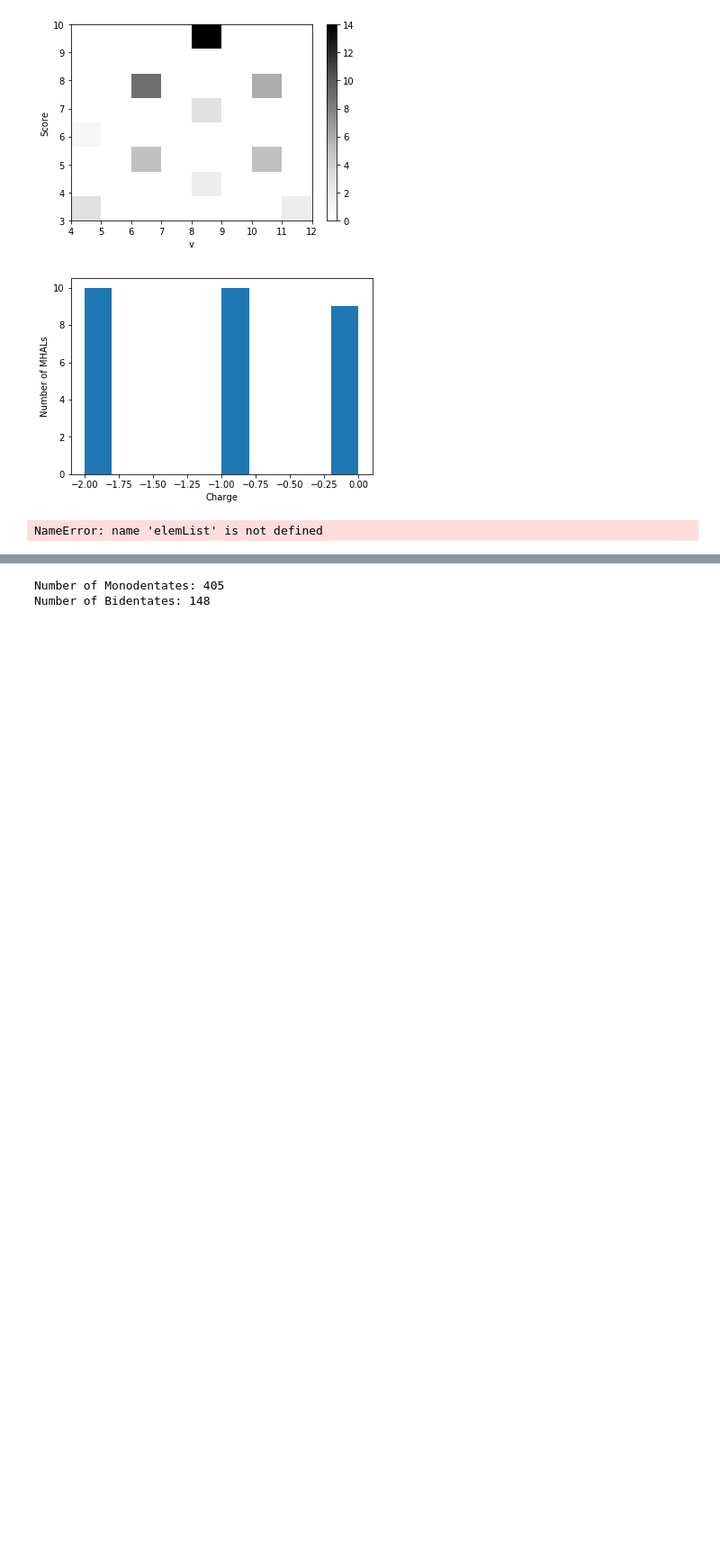
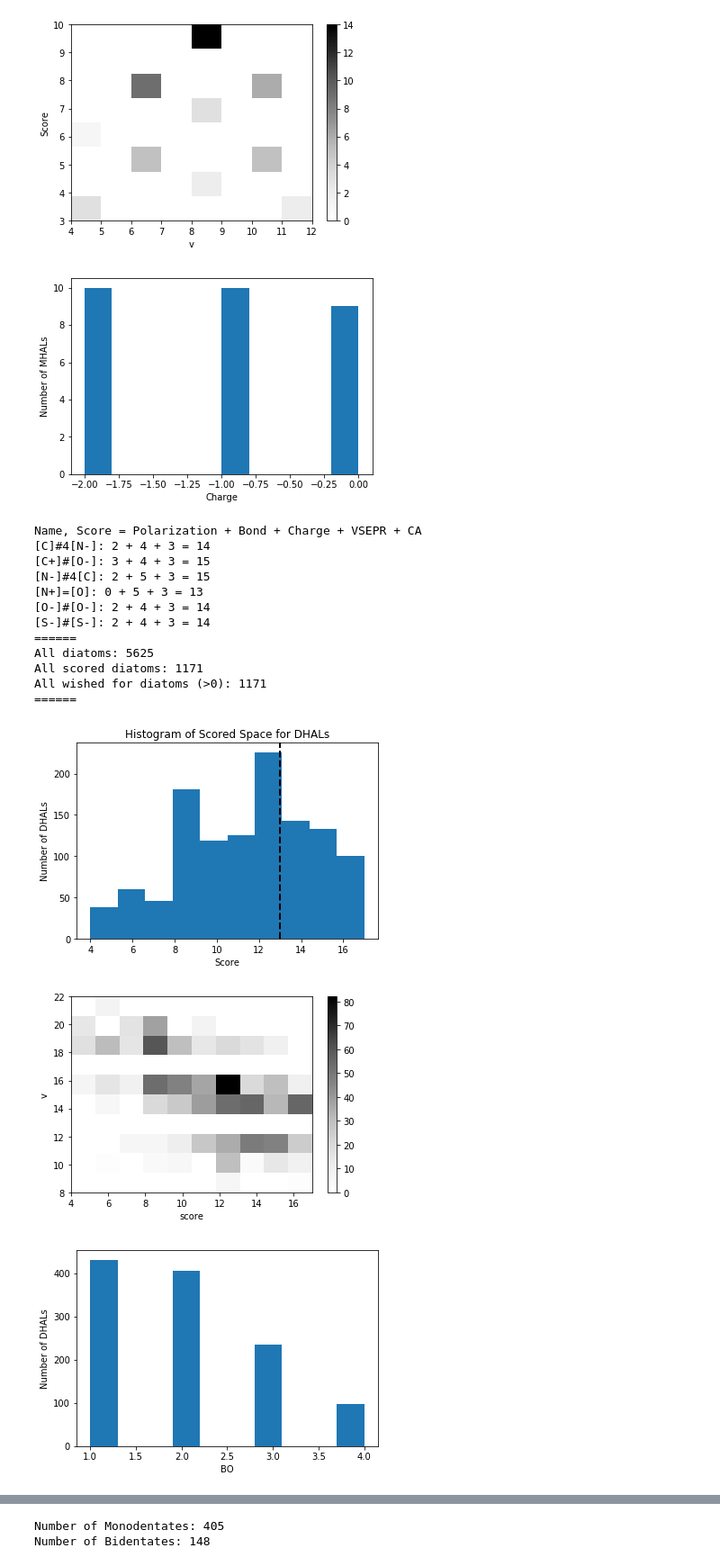
Before and after one commit to hjkgrp/smu, a Jupyter notebook: enum/enum.ipynb, the cells around one changed output, grey strips where cells are left out. Shown: that part at 90% size. Saved outputs shown, nothing was run; the diff lists cells and outputs as text; code cells hidden in the pictures; blank space fills up the shorter version.

```diff
--- a/enum/enum.ipynb
+++ b/enum/enum.ipynb
@@ -627,7 +627,7 @@ histVsepr = list()
 histCa = list()
 histScore = list()
 histVE = list()
-thresholdDi = 13 #13
+thresholdDi = 0 #13
 histEN = list()
 
 for name, props in scoredDictDi.items():
@@ -666,7 +666,7 @@ plt.ylabel('Number of DHALs')
 # plt.yscale('log', nonposy='clip')
 plt.title('Histogram of Scored Space for DHALs')
 plt.hist(histScore)
-plt.axvline(thresholdDi, color='black', linestyle='dashed', linewidth=2)
+plt.axvline(13, color='black', linestyle='dashed', linewidth=2)
 plt.savefig('dhal_ss_hist.pdf', bbox_inches='tight')
 plt.show()
 
@@ -676,31 +676,45 @@ plt.ylabel('v')
 # plt.ylim((0,10))
 # plt.xlim((8,22))
 plt.savefig('dhal_ss_score_vs_v_2d_hist.pdf', bbox_inches='tight')
 plt.colorbar()
 plt.show()
 
 plt.hist(histBO)
 plt.xlabel('BO')
 plt.ylabel('Number of DHALs')
 plt.savefig('dhal_ss_hist_bo.pdf', bbox_inches='tight')
 plt.show()
 
 plt.hist(histCharge)
 plt.xlabel('charge')
 plt.ylabel('Number of DHALs')
 plt.savefig('dhal_ss_hist_charge.pdf', bbox_inches='tight')
 plt.show()
 
 for i in reversed(range(thresholdDi, 18)):
     for name, props in wishedDictDi.items():
         if props[-1] == i:
             print(name, end=": ")
             print(props[-1])
 
 
 plt.hist(histEN)
 plt.xlabel('EN')
 plt.ylabel('Number of DHALs')
 plt.show()
 # %% [output]
-NameError: name 'elemList' is not defined
+Name, Score = Polarization + Bond + Charge + VSEPR + CA
+[C]#4[N-]: 2 + 4 + 3 = 14
+[C+]#[O-]: 3 + 4 + 3 = 15
+[N-]#4[C]: 2 + 5 + 3 = 15
+[N+]=[O]: 0 + 5 + 3 = 13
+[O-]#[O-]: 2 + 4 + 3 = 14
+[S-]#[S-]: 2 + 4 + 3 = 14
+======
+All diatoms: 5625
+All scored diatoms: 1171
+All wished for diatoms (>0): 1171
+======
+[figure, added]
+[figure, added]
+[figure, added]
```
Also changed, not shown: parts of 2 cells of this notebook, 40 other files.
